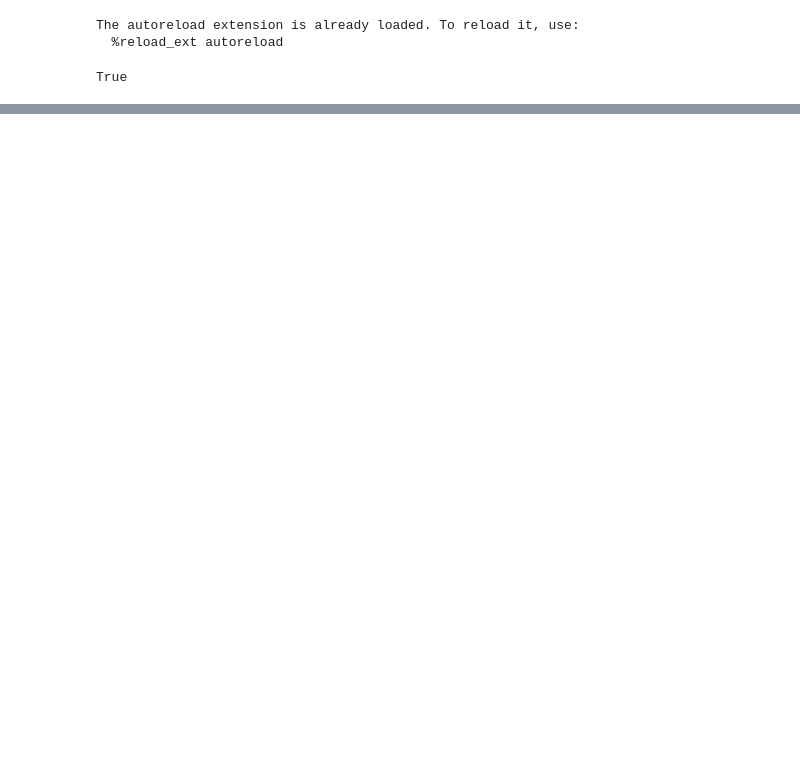
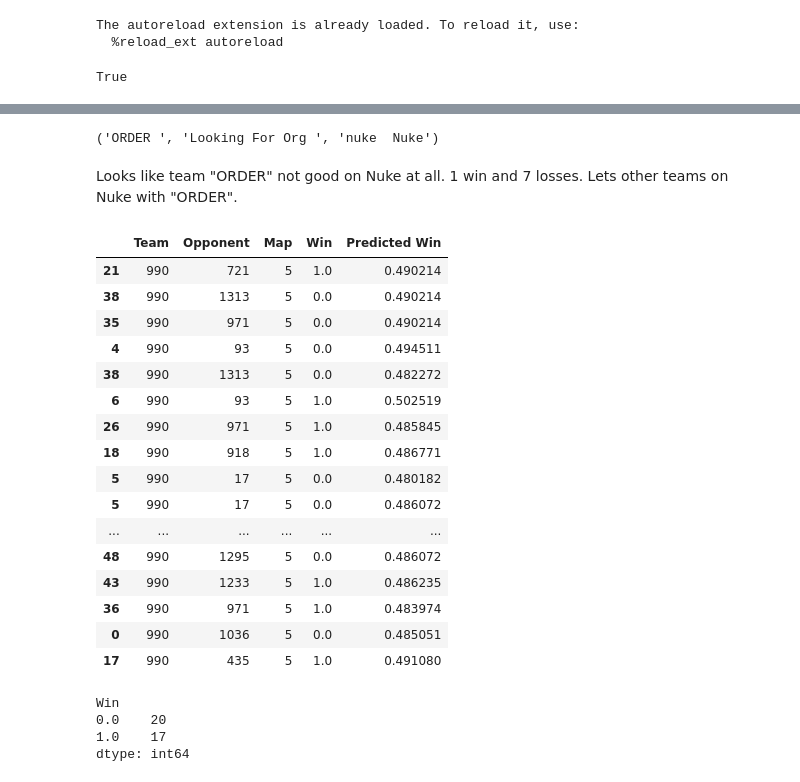
Before and after one commit to gitex/hltv_notebook, a Jupyter notebook: notebooks/matches/4_training.ipynb, the cells around one changed output, grey strips where cells are left out. Cells and saved outputs as stored; diff of their text form; code cells hidden in the pictures; blank space fills up the shorter version.

```diff
--- a/notebooks/matches/4_training.ipynb
+++ b/notebooks/matches/4_training.ipynb
@@ -143,0 +204,47 @@ ValueError: Found input variables with inconsistent numbers of samples: [1268, 2
+# %%
+decode_team(990), decode_team(1295), decode_map(5)
+# %% [output]
+('ORDER ', 'Looking For Org ', 'nuke  Nuke')
+# %% [markdown]
+Looks like team "ORDER" not good on Nuke at all. 1 win and 7 losses. Lets other teams on Nuke with "ORDER".
+# %%
+def get_all_matches_for_team(team_id: int):
+    new_df = df[(df['Opponent'] == team_id) | (df['Team'] == team_id)]
+
+    switch_team_into_team_column(new_df, team_id)
+    return new_df
+
+def get_all_matches_for_team_on_map(team_id: int, map_id: int):
+    all_matches = get_all_matches_for_team(team_id)
+
+    return all_matches[get_all_matches_for_team(team_id)[C.Map] == map_id]
+
+def get_all_matches_for_team_on_map_with_opponent(team_id: int, map_id: int, opponent_id: int):
+    return get_all_matches_for_team_on_map(team_id, map_id)[get_all_matches_for_team_on_map(team_id, map_id)['Opponent'] == opponent_id]
+# %%
+get_all_matches_for_team_on_map(990, 5)
+# %% [output]
+|  | Team | Opponent | Map | Win | Predicted Win |
+| 21 | 990 | 721 | 5 | 1.0 | 0.490214 |
+| 38 | 990 | 1313 | 5 | 0.0 | 0.490214 |
+| 35 | 990 | 971 | 5 | 0.0 | 0.490214 |
+| 4 | 990 | 93 | 5 | 0.0 | 0.494511 |
+| 38 | 990 | 1313 | 5 | 0.0 | 0.482272 |
+| 6 | 990 | 93 | 5 | 1.0 | 0.502519 |
+| 26 | 990 | 971 | 5 | 1.0 | 0.485845 |
+| 18 | 990 | 918 | 5 | 1.0 | 0.486771 |
+| 5 | 990 | 17 | 5 | 0.0 | 0.480182 |
+| 5 | 990 | 17 | 5 | 0.0 | 0.486072 |
+| ... | ... | ... | ... | ... | ... |
+| 48 | 990 | 1295 | 5 | 0.0 | 0.486072 |
+| 43 | 990 | 1233 | 5 | 1.0 | 0.486235 |
+| 36 | 990 | 971 | 5 | 1.0 | 0.483974 |
+| 0 | 990 | 1036 | 5 | 0.0 | 0.485051 |
+| 17 | 990 | 435 | 5 | 1.0 | 0.491080 |
+# %%
+get_all_matches_for_team_on_map(990, 5).groupby(['Win']).size()
+# %% [output]
+Win
+0.0    20
+1.0    17
+dtype: int64
```
Also changed, not shown: parts of 22 cells of this notebook, 3 other files.
